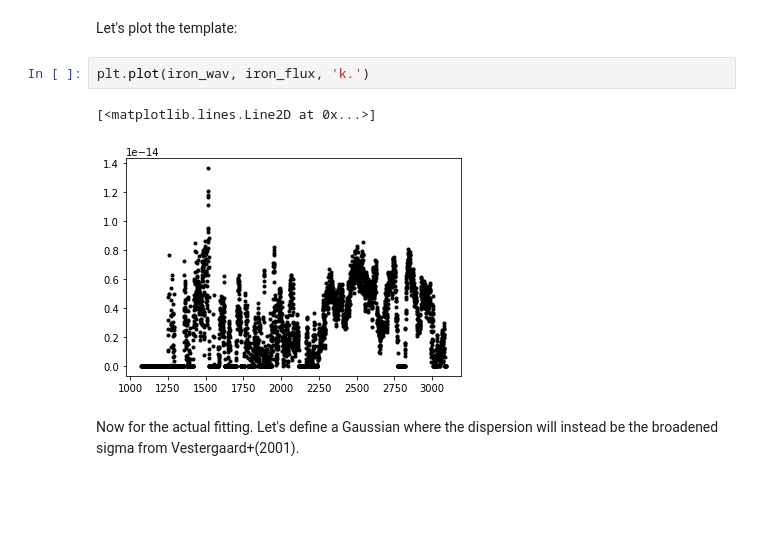
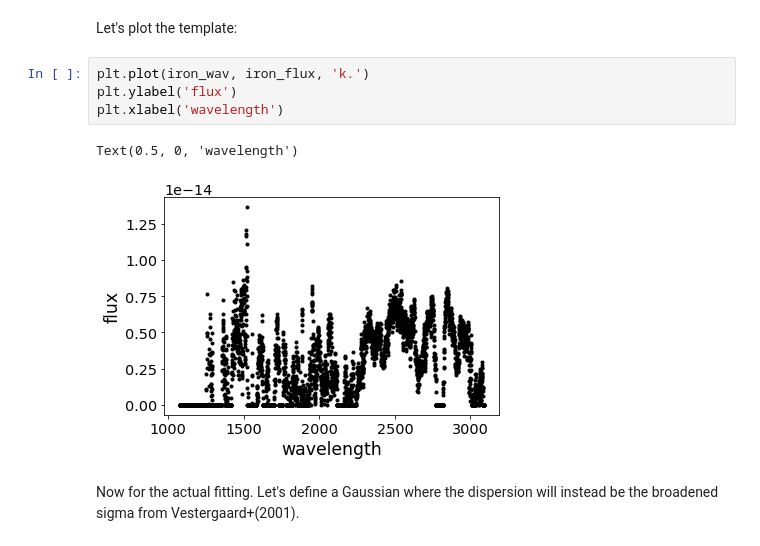
Before and after one commit to RaySSharma/CIV-Variability, a Jupyter notebook: Notes/01-03-20/continuum-iron-fitting.ipynb, the cells around one changed output. Cells and saved outputs as stored; diff of their text form; blank space fills up the shorter version.

```diff
--- a/Notes/01-03-20/continuum-iron-fitting.ipynb
+++ b/Notes/01-03-20/continuum-iron-fitting.ipynb
@@ -27,9 +32,11 @@ iron_flux = iron_template['flux'].values
 Let's plot the template:
 # %%
 plt.plot(iron_wav, iron_flux, 'k.')
+plt.ylabel('flux')
+plt.xlabel('wavelength')
 # %% [output]
-[<matplotlib.lines.Line2D at 0x...>]
+Text(0.5, 0, 'wavelength')
-[figure, old version]
+[figure, new version]
 # %% [markdown]
 Now for the actual fitting. Let's define a Gaussian where the dispersion will instead be the broadened sigma from Vestergaard+(2001).
 # %%
```
Also changed, not shown: parts of 13 cells of this notebook, 1 other file.
